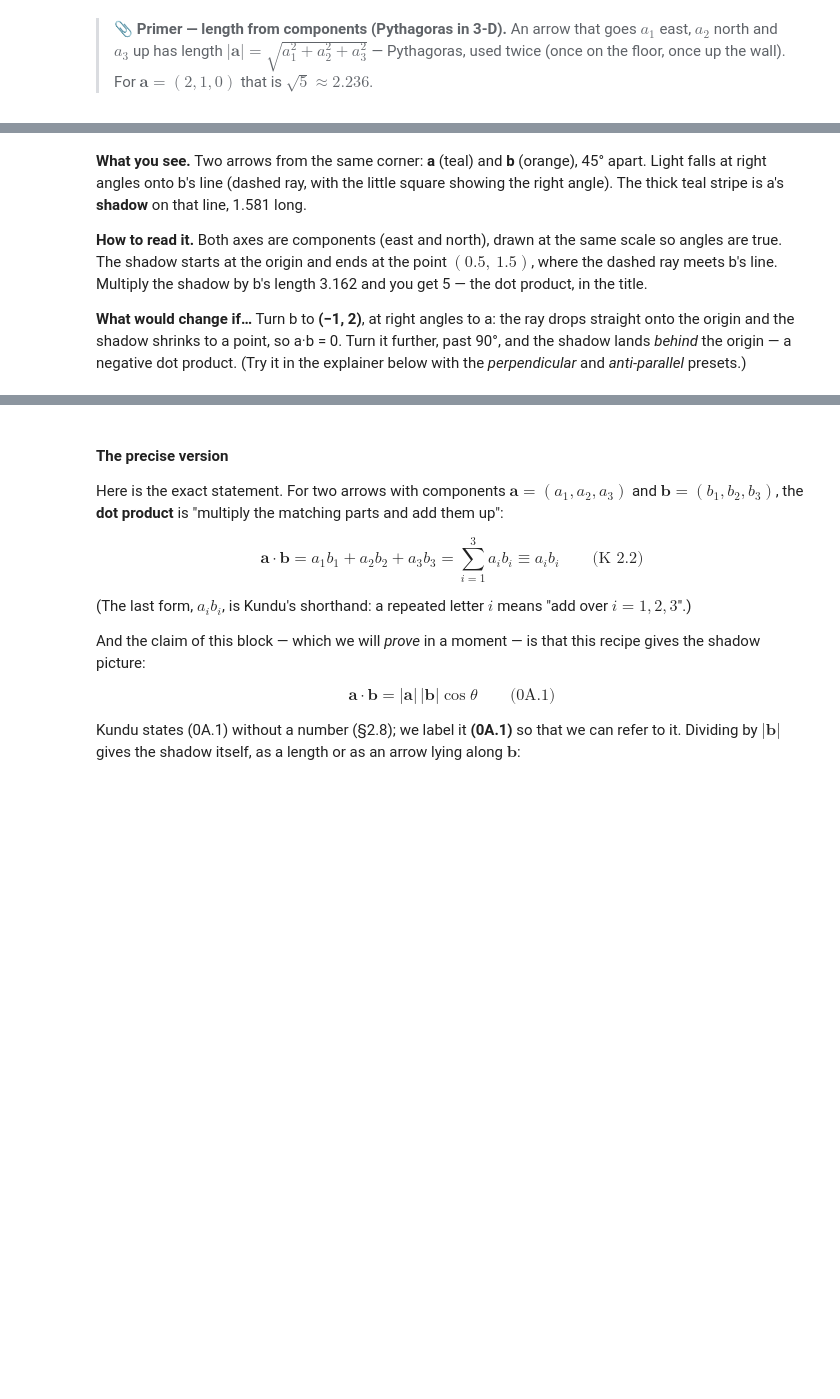
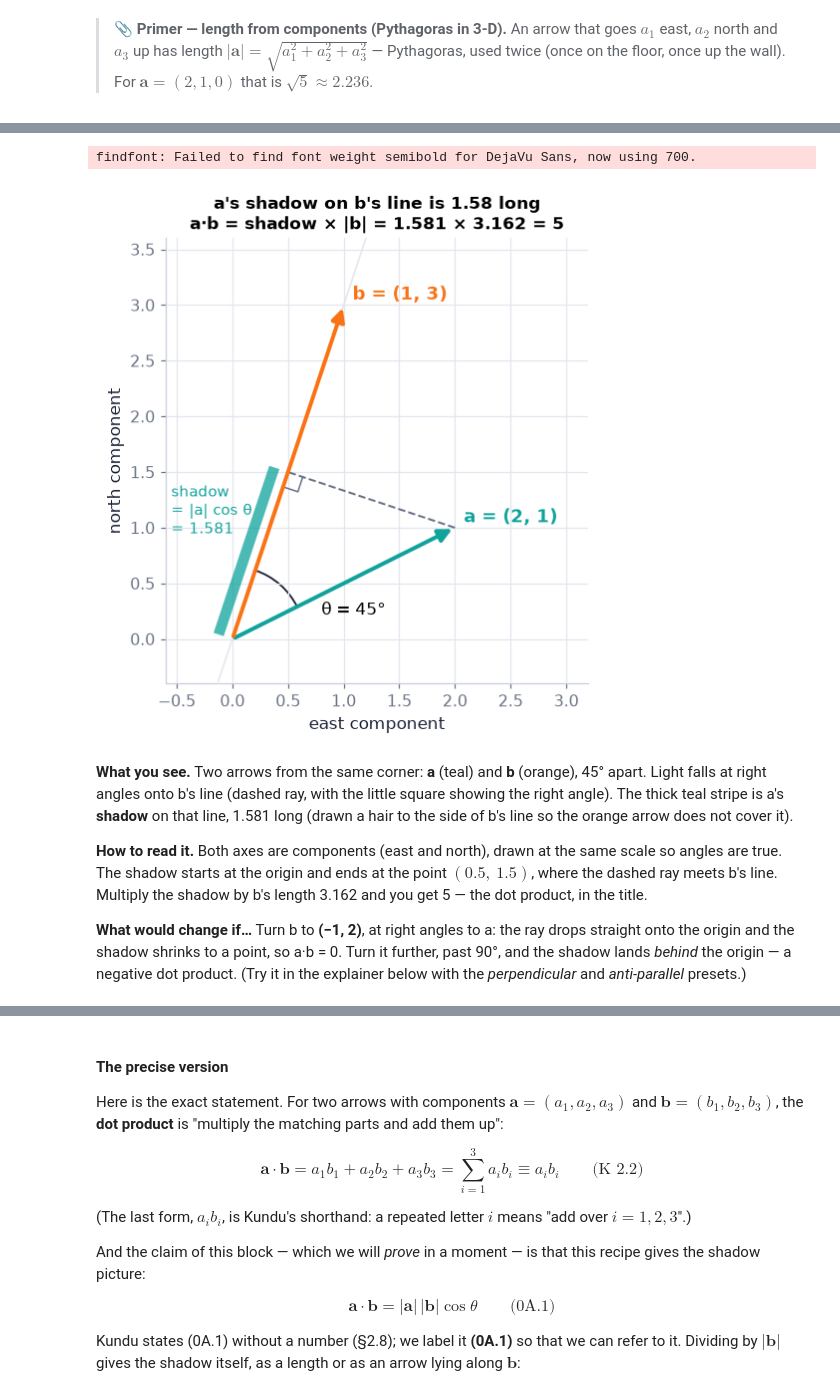
Before and after one commit to shammun/aofd, a Jupyter notebook: notebooks/poc_ch00a_dot.ipynb, the cells around one changed output, grey strips where cells are left out. Cells and saved outputs as stored; diff of their text form; code cells hidden in the pictures; blank space fills up the shorter version.

```diff
--- a/notebooks/poc_ch00a_dot.ipynb
+++ b/notebooks/poc_ch00a_dot.ipynb
@@ -130,40 +137,45 @@ print(np.sqrt(a[0]**2 + a[1]**2 + a[2]**2))   # |a| = sqrt(4 + 1 + 0) = 2.236...
 # %%
 import numpy as np                                    # arrays and trigonometry
 import matplotlib.pyplot as plt                       # plotting
 from matplotlib.patches import Arc                    # a circular arc, to mark the angle θ
 from fluidpy.core.style import COLORS                 # house colours: a teal, b orange (same as the explainer)
 
 a = np.array([2.0, 1.0])                              # arrow a = (2 east, 1 north), a pure example (no unit)
 b = np.array([1.0, 3.0])                              # arrow b = (1 east, 3 north): the direction we measure along
 len_b = np.sqrt(b[0]**2 + b[1]**2)                    # |b| = sqrt(10) ≈ 3.162 (Pythagoras)
 b_hat = b / len_b                                     # b shrunk to length 1: just its direction
 shadow = (a[0]*b[0] + a[1]*b[1]) / len_b              # shadow length (0A.3): (2·1 + 1·3)/3.162 ≈ 1.581
 foot = shadow * b_hat                                 # where the shadow ends on b's line: (0.5, 1.5)
 n_hat = (a - foot) / np.sqrt(((a - foot)**2).sum())   # unit arrow from the foot up to a's tip (⟂ to b)
 
 fig, ax = plt.subplots(figsize=(5.6, 5.0))            # one square-ish panel
 ax.plot([-0.4*b_hat[0], 1.2*b[0]], [-0.4*b_hat[1], 1.2*b[1]], color=COLORS["grid"], lw=1, zorder=0)  # b's line, extended
-ax.plot([0, foot[0]], [0, foot[1]], color=COLORS["teal"], lw=9, alpha=0.35, solid_capstyle="butt")    # the shadow (thick teal)
+off = -0.13 * n_hat                                   # shift the stripe a little to the side of b's line, away from a
+ax.plot([off[0], foot[0] + off[0]], [off[1], foot[1] + off[1]], color=COLORS["teal"], lw=7, alpha=0.75,
+        solid_capstyle="butt")                        # the shadow (thick teal), drawn just beside b so b does not hide it
 ax.plot([a[0], foot[0]], [a[1], foot[1]], ls="--", color=COLORS["muted"], lw=1.3)                    # light ray from a's tip
 s = 0.14                                              # size of the right-angle tick [plot units]
 sq = np.array([foot - s*b_hat, foot - s*b_hat + s*n_hat, foot + s*n_hat])   # three corners of the tick
 ax.plot(sq[:, 0], sq[:, 1], color=COLORS["muted"], lw=1)                    # draw the little square corner
 for v, c, name in [(a, "teal", "a = (2, 1)"), (b, "orange", "b = (1, 3)")]:  # the two arrows from the origin
     ax.annotate("", xy=v, xytext=(0, 0), arrowprops=dict(arrowstyle="-|>", color=COLORS[c], lw=2.6, mutation_scale=18))
     ax.text(v[0] + 0.08, v[1] + 0.05, name, color=COLORS[c], fontsize=12, fontweight="bold")
 ang_a = np.degrees(np.arctan2(a[1], a[0]))            # direction of a, measured from east [°] ≈ 26.6
 ang_b = np.degrees(np.arctan2(b[1], b[0]))            # direction of b [°] ≈ 71.6
 ax.add_patch(Arc((0, 0), 1.3, 1.3, theta1=ang_a, theta2=ang_b, color=COLORS["ink"], lw=1.2))   # the angle between them
-ax.text(0.78, 0.40, f"θ = {ang_b - ang_a:.0f}°", fontsize=11)               # θ = 45°
-ax.text(foot[0] - 1.25, foot[1] + 0.05, f"shadow = |a| cos θ\n= {shadow:.3f}", color=COLORS["teal"], fontsize=10)
+ax.text(0.80, 0.22, f"θ = {ang_b - ang_a:.0f}°", fontsize=11)               # θ = 45°, clear of the arc's ends
+ax.text(-0.55, 0.95, f"shadow\n= |a| cos θ\n= {shadow:.3f}", color=COLORS["teal"], fontsize=10)   # left of the stripe
 ax.set_xlim(-0.6, 3.2); ax.set_ylim(-0.4, 3.6); ax.set_aspect("equal")    # same scale on both axes (angles look right)
 ax.set_xlabel("east component"); ax.set_ylabel("north component")
 ax.set_title(f"a's shadow on b's line is {shadow:.2f} long\na·b = shadow × |b| = {shadow:.3f} × {len_b:.3f} = {shadow*len_b:.0f}", fontsize=11)
 plt.show()
+# %% [output]
+findfont: Failed to find font weight semibold for DejaVu Sans, now using 700.
+[figure, added]
 # %% [markdown]
 **What you see.** Two arrows from the same corner: **a** (teal) and **b** (orange), 45° apart. Light falls at right angles onto
         b's line (dashed ray, with the little square showing the right angle). The thick teal stripe is a's **shadow** on
-        that line, 1.581 long.
+        that line, 1.581 long (drawn a hair to the side of b's line so the orange arrow does not cover it).
 
 **How to read it.** Both axes are components (east and north), drawn at the same scale so angles are true. The shadow starts at
         the origin and ends at the point $(0.5,\ 1.5)$, where the dashed ray meets b's line. Multiply the shadow by b's length
```
Also changed, not shown: parts of 56 cells of this notebook, 1 other file.
